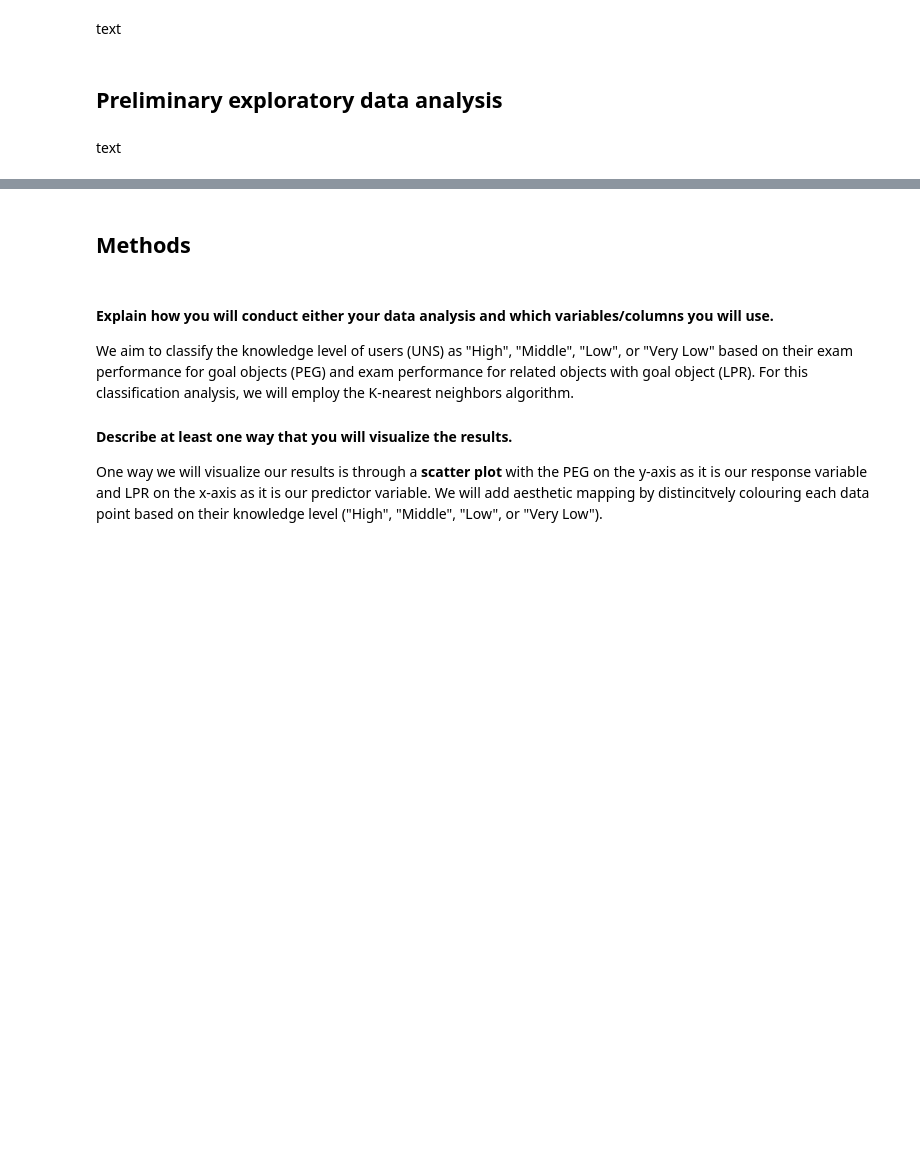
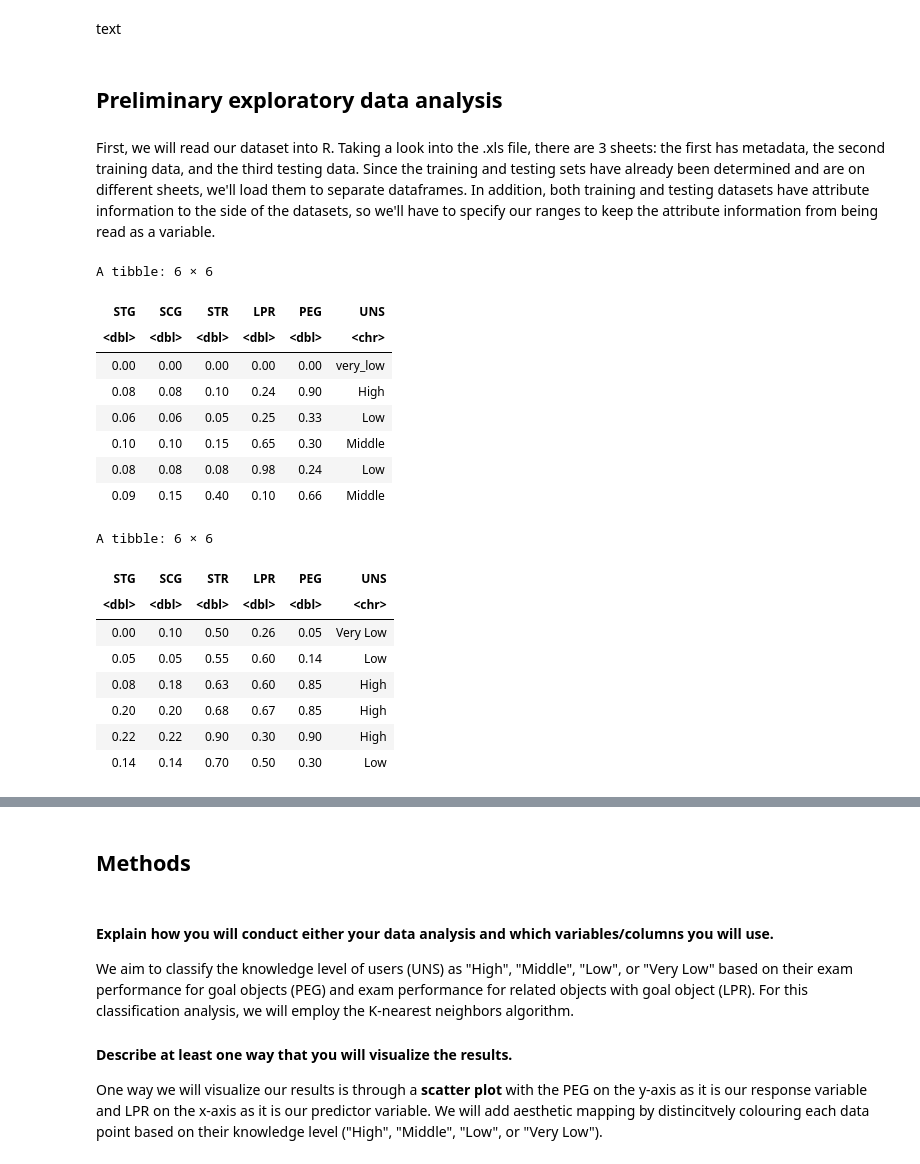
Before and after one commit to miketham24/knn_electrical_dc_machines, a Jupyter notebook: Team 11 Project Proposal.ipynb, the cells around one changed output, grey strips where cells are left out. Drawn from its saved outputs; the diff is of its cells as text; code cells hidden in the pictures; blank space fills up the shorter version.

```diff
--- a/Team 11 Project Proposal.ipynb
+++ b/Team 11 Project Proposal.ipynb
@@ -7,4 +7,35 @@ text
 # %% [markdown]
 ## Preliminary exploratory data analysis
 # %% [markdown]
-text
+First, we will read our dataset into R. Taking a look into the .xls file, there are 3 sheets: the first has metadata, the second training data, and the third testing data. Since the training and testing sets have already been determined and are on different sheets, we'll load them to separate dataframes. In addition, both training and testing datasets have attribute information to the side of the datasets, so we'll have to specify our ranges to keep the attribute information from being read as a variable.
+# %%
+library(tidyverse)
+library(readxl)
+
+ukn_train <- read_excel("Data/Data_User_Modeling_Dataset_Hamdi Tolga KAHRAMAN.xls", # training data
+                                   sheet = 2,
+                                   range = "A1:F259")
+ukn_test <- read_excel("Data/Data_User_Modeling_Dataset_Hamdi Tolga KAHRAMAN.xls", # test data
+                                  sheet = 3,
+                                  range = "A1:F146")
+head(ukn_train)
+head(ukn_test)
+# %% [output]
+A tibble: 6 × 6
+| STG | SCG | STR | LPR | PEG | UNS |
+| <dbl> | <dbl> | <dbl> | <dbl> | <dbl> | <chr> |
+| 0.00 | 0.00 | 0.00 | 0.00 | 0.00 | very_low |
+| 0.08 | 0.08 | 0.10 | 0.24 | 0.90 | High |
+| 0.06 | 0.06 | 0.05 | 0.25 | 0.33 | Low |
+| 0.10 | 0.10 | 0.15 | 0.65 | 0.30 | Middle |
+| 0.08 | 0.08 | 0.08 | 0.98 | 0.24 | Low |
+| 0.09 | 0.15 | 0.40 | 0.10 | 0.66 | Middle |
+A tibble: 6 × 6
+| STG | SCG | STR | LPR | PEG | UNS |
+| <dbl> | <dbl> | <dbl> | <dbl> | <dbl> | <chr> |
+| 0.00 | 0.10 | 0.50 | 0.26 | 0.05 | Very Low |
+| 0.05 | 0.05 | 0.55 | 0.60 | 0.14 | Low |
+| 0.08 | 0.18 | 0.63 | 0.60 | 0.85 | High |
+| 0.20 | 0.20 | 0.68 | 0.67 | 0.85 | High |
+| 0.22 | 0.22 | 0.90 | 0.30 | 0.90 | High |
+| 0.14 | 0.14 | 0.70 | 0.50 | 0.30 | Low |
```
Also changed, not shown: parts of 7 cells of this notebook.
